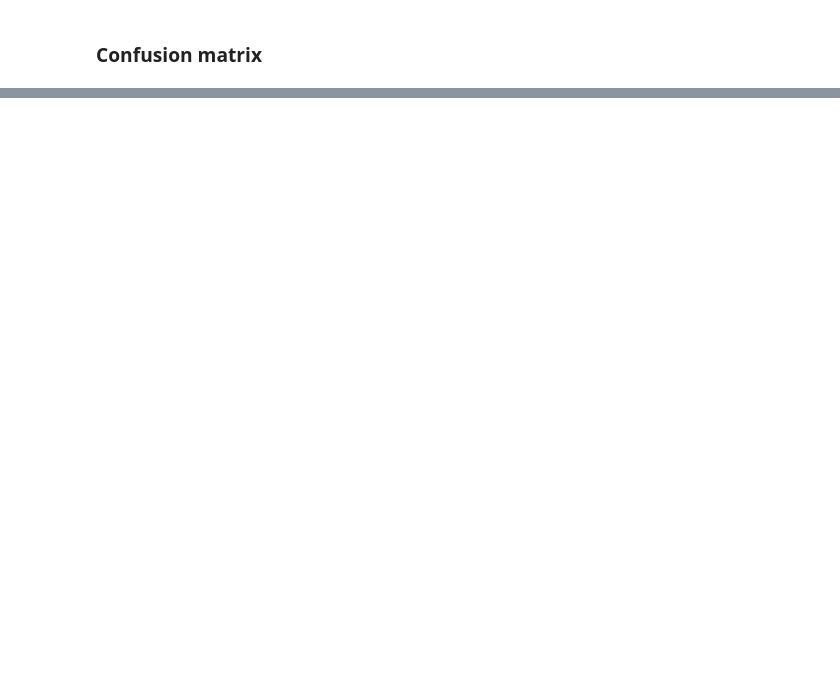
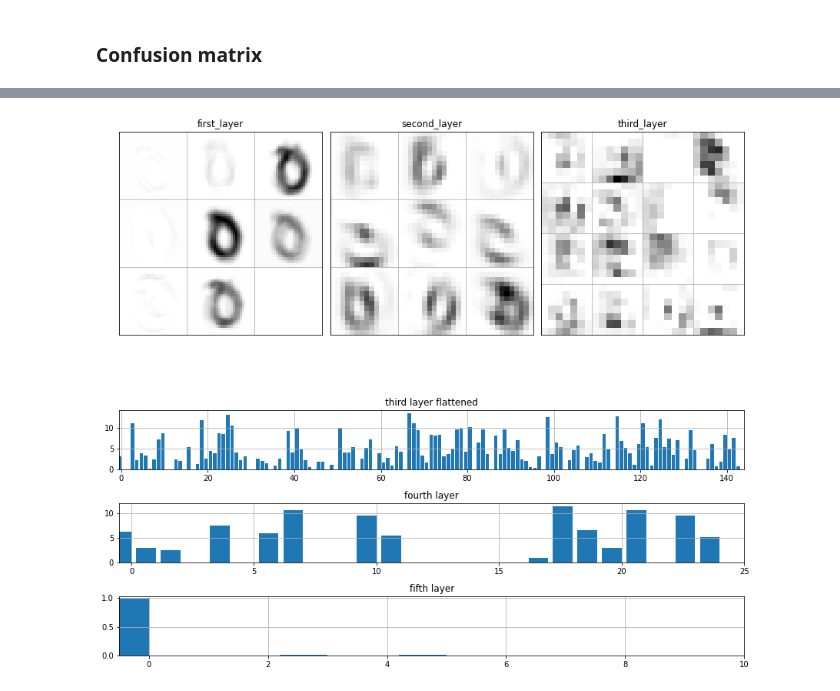
Before and after one commit to hakimbalestrieri/Multilayer-Perceptron, a Jupyter notebook: CNN_vis.ipynb, the cells around one changed output, grey strips where cells are left out. Cells and saved outputs as stored; diff of their text form; code cells hidden in the pictures; blank space fills up the shorter version.

```diff
--- a/CNN_vis.ipynb
+++ b/CNN_vis.ipynb
@@ -211,0 +234,30 @@ for l,output in enumerate(layer_outputs):
+# %%
+pl.figure(figsize=(12,10))
+
+pl.subplot(2,3,1)
+temp_out = l1_o.predict(current_input)[0,:,:,:]
+plot_conv_layer_output(temp_out, 'first_layer')
+
+pl.subplot(2,3,2)
+temp_out = l2_o.predict(current_input)[0,:,:,:]
+plot_conv_layer_output(temp_out, 'second_layer')
+
+pl.subplot(2,3,3)
+temp_out = l3_o.predict(current_input)[0,:,:,:]
+plot_conv_layer_output(temp_out, 'third_layer')
+
+pl.subplot(6,1,4)
+temp_out = flat_o.predict(current_input)
+plot_dense_layer_output(temp_out, 'third layer flattened')
+
+pl.subplot(6,1,5)
+temp_out = l4_o.predict(current_input)
+plot_dense_layer_output(temp_out, 'fourth layer')
+
+pl.subplot(6,1,6)
+temp_out = l5_o.predict(current_input)
+plot_dense_layer_output(temp_out, 'fifth layer')
+
+pl.tight_layout()
+# %% [output]
+[figure, added]
```
Also changed, not shown: parts of 24 cells of this notebook.
